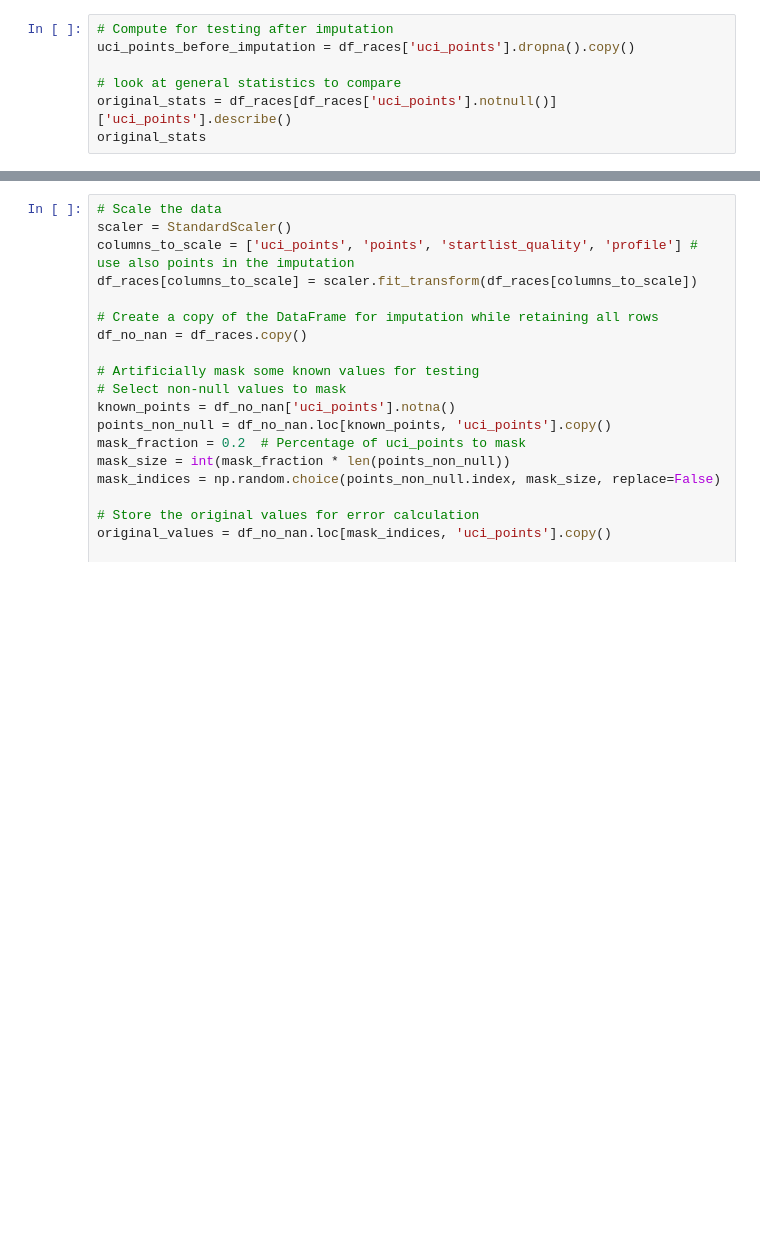
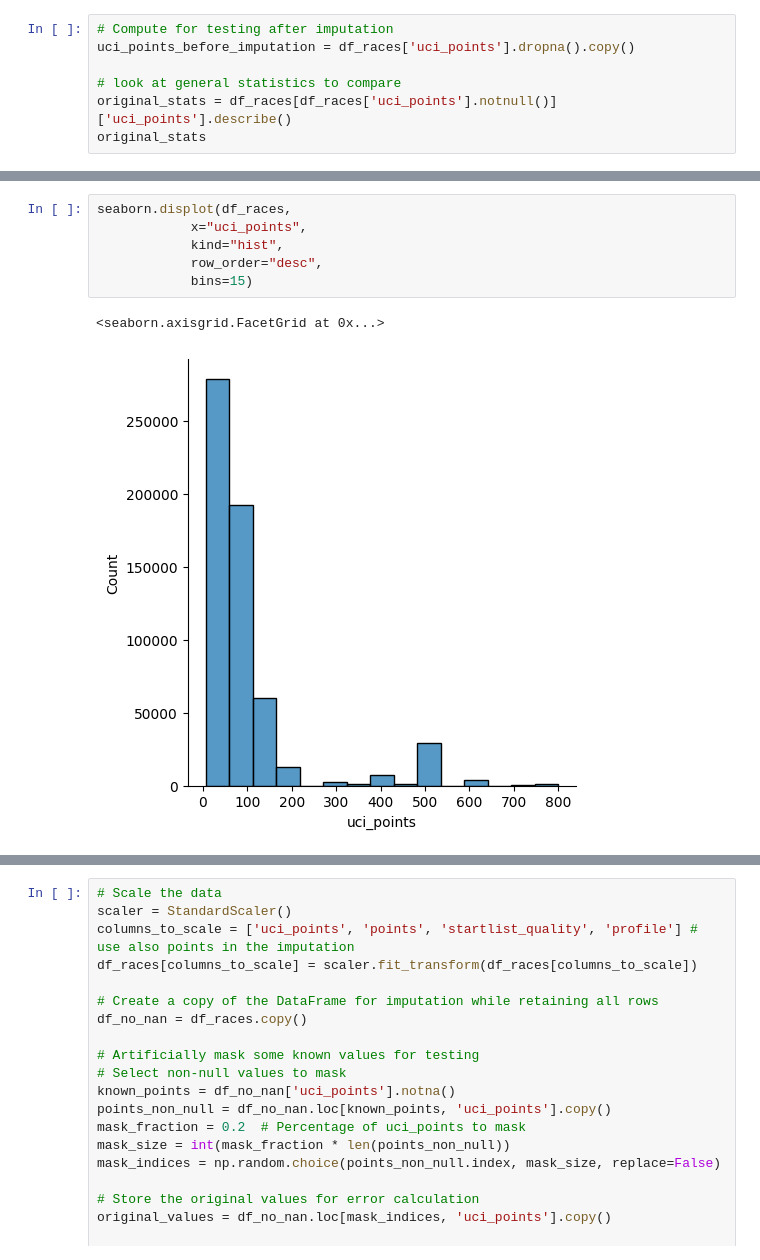
Before and after one commit to Dylan-Nico/Data-Mining-Cyclist-data, a Jupyter notebook: imputations.ipynb, the cells around one changed output, grey strips where cells are left out. Drawn from its saved outputs; the diff is of its cells as text; blank space fills up the shorter version.

```diff
--- a/imputations.ipynb
+++ b/imputations.ipynb
@@ -1022,0 +1255,9 @@ original_stats
+# %%
+seaborn.displot(df_races,
+            x="uci_points",
+            kind="hist",
+            row_order="desc",
+            bins=15)
+# %% [output]
+<seaborn.axisgrid.FacetGrid at 0x...>
+[figure, added]
```
Also changed, not shown: parts of 18 cells of this notebook, 1 other file.
